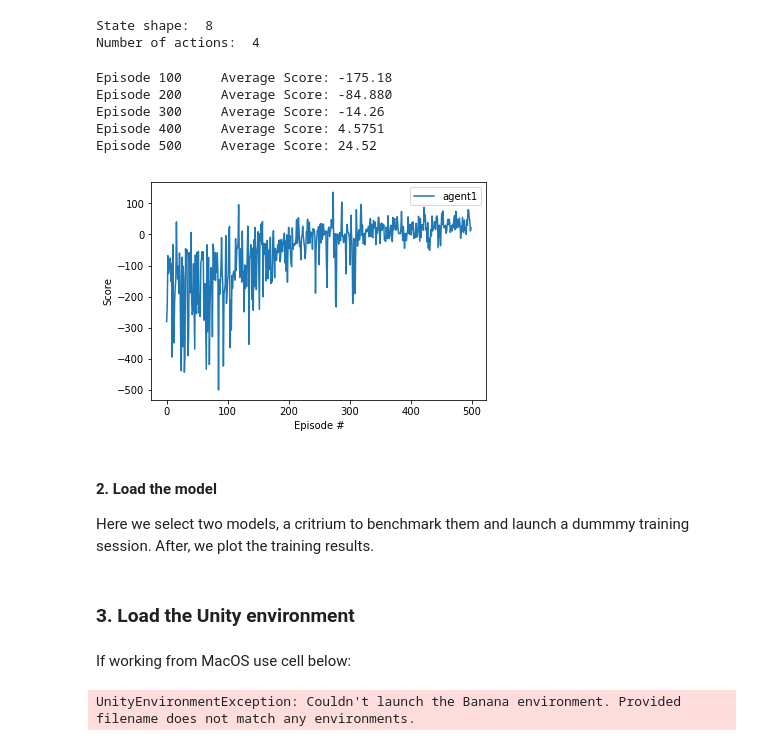
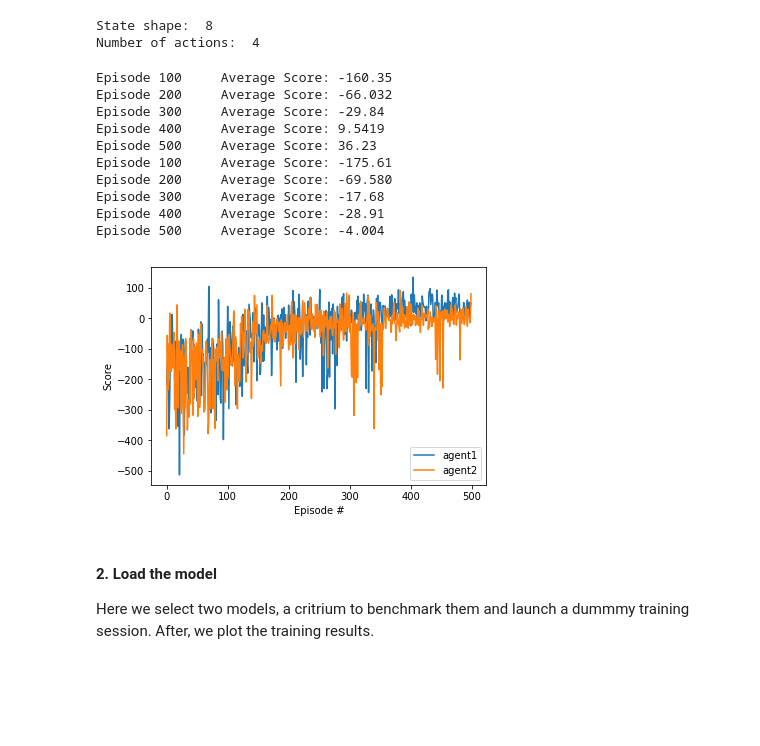
Before and after one commit to tessavdheiden/deep-rl-udacity, a Jupyter notebook: Report.ipynb, the cells around one changed output. Drawn from its saved outputs; the diff is of its cells as text; code cells hidden in the pictures; blank space fills up the shorter version.

Commit message:
successful training session

```diff
--- a/Report.ipynb
+++ b/Report.ipynb
@@ -46,35 +46,38 @@ def get_var_name(var):
 # %%
 from models.dqn_agent import DQNAgent
+from training.q_learning import dqn
 
 agent1 = DQNAgent(state_size, action_size, seed, network_type='linear')
-agent2 = DQNAgent(state_size, action_size, seed, network_type='lstm')
+agent2 = DQNAgent(state_size, action_size, seed, network_type='linear')
 
-from training.q_learning import dqn
 n_episodes = 500
 max_t = 200
 
 scores1 = dqn(agent1, env, n_episodes, max_t)
-#scores2 = dqn(agent2, env, n_episodes, max_t)
+scores2 = dqn(agent2, env, n_episodes, max_t)
 
 # plot the scores
 fig = plt.figure()
 ax = fig.add_subplot(111)
 plt.plot(np.arange(len(scores1)), scores1, label=get_var_name(agent1))
-#plt.plot(np.arange(len(scores2)), scores2, label=get_var_name(agent2))
+plt.plot(np.arange(len(scores2)), scores2, label=get_var_name(agent2))
 plt.legend()
 plt.ylabel('Score')
 plt.xlabel('Episode #')
 plt.show()
 # %% [output]
-Episode 100     Average Score: -175.18
-Episode 200     Average Score: -84.880
-Episode 300     Average Score: -14.26
-Episode 400     Average Score: 4.5751
-Episode 500     Average Score: 24.52
+Episode 100     Average Score: -160.35
+Episode 200     Average Score: -66.032
+Episode 300     Average Score: -29.84
+Episode 400     Average Score: 9.5419
+Episode 500     Average Score: 36.23
+Episode 100     Average Score: -175.61
+Episode 200     Average Score: -69.580
+Episode 300     Average Score: -17.68
+Episode 400     Average Score: -28.91
+Episode 500     Average Score: -4.004
-[figure, old version]
+[figure, new version]
 # %% [markdown]
 #### 2. Load the model
 
 Here we select two models, a critrium to benchmark them and launch a dummmy training session. After, we plot the training results.
-# %% [markdown]
-### 3. Load the Unity environment
@@ -84,6 +83,0 @@ import numpy as np
-# %% [markdown]
-If working from MacOS use cell below:
-# %%
-env = UnityEnvironment(file_name="Banana.app")
-# %% [output]
-UnityEnvironmentException: Couldn't launch the Banana environment. Provided filename does not match any environments.
```
Also changed, not shown: parts of 20 cells of this notebook.
